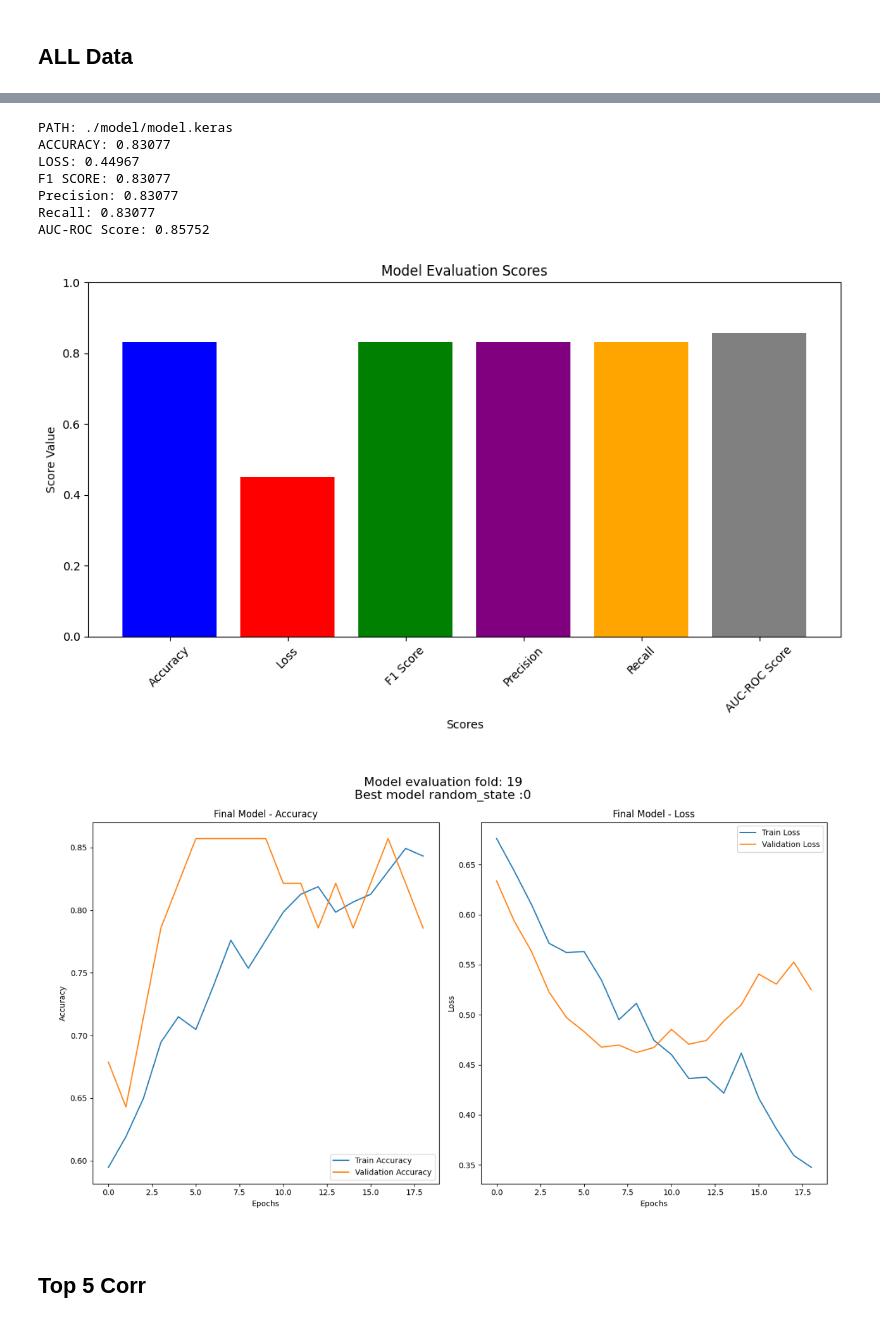
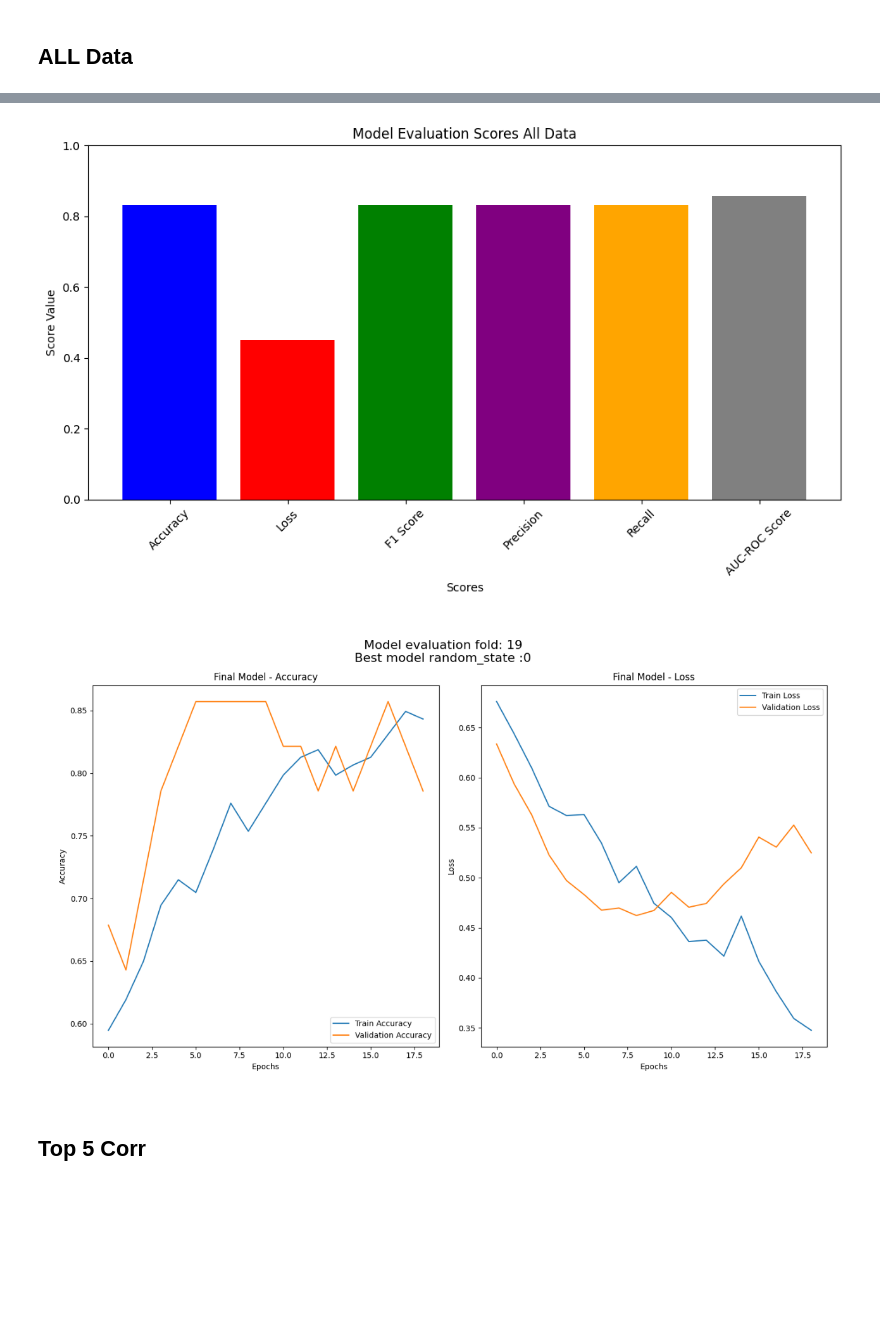
Before and after one commit to KeyCode17/school-scope-classification, a Jupyter notebook: student_project.ipynb, the cells around one changed output, grey strips where cells are left out. Cells and saved outputs as stored; diff of their text form; code cells hidden in the pictures; blank space fills up the shorter version.

```diff
--- a/student_project.ipynb
+++ b/student_project.ipynb
@@ -608,7 +630,7 @@ score_names = ['Accuracy', 'Loss', 'F1 Score', 'Precision', 'Recall', 'AUC-ROC S
 
 plt.figure(figsize=(10, 6))
 plt.bar(score_names, scores, color=['blue', 'red', 'green', 'purple', 'orange', 'gray'])
-plt.title('Model Evaluation Scores')
+plt.title('Model Evaluation Scores All Data')
 plt.xlabel('Scores')
 plt.ylabel('Score Value')
 plt.ylim(0.0, 1.0)  # Adjust y-axis limits if necessary
@@ -633,11 +659,4 @@ plt.show()
-PATH: ./model/model.keras
-ACCURACY: 0.83077
-LOSS: 0.44967
-F1 SCORE: 0.83077
-Precision: 0.83077
-Recall: 0.83077
-AUC-ROC Score: 0.85752
-[figure, old version]
+[figure, new version]
 [figure]
 # %% [markdown]
 ## Top 5 Corr
```
Also changed, not shown: parts of 9 cells of this notebook, 7 other files.
